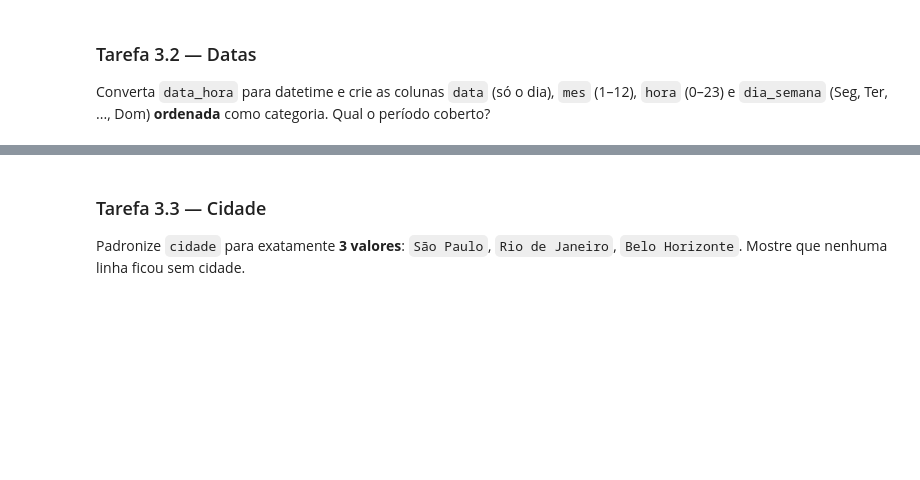
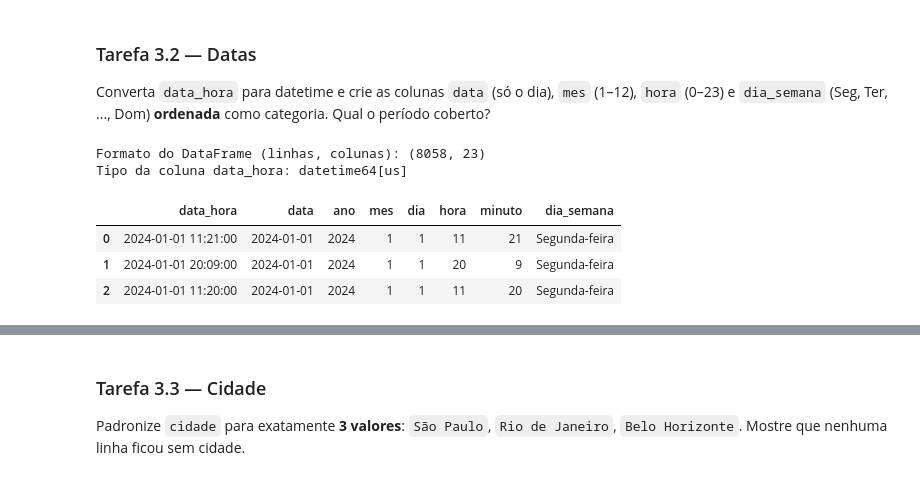
Before and after one commit to eduardoschlemer/TRABALHO-FINAL-ANALISE-EXPLORATORIA, a Jupyter notebook: projeto_final.ipynb, the cells around one changed output, grey strips where cells are left out. Cells and saved outputs as stored; diff of their text form; code cells hidden in the pictures; blank space fills up the shorter version.

Commit message:
Finalização da Limpeza

```diff
--- a/projeto_final.ipynb
+++ b/projeto_final.ipynb
@@ -473,4 +359,38 @@ Após remover as colunas constantes, a tabela agora possui 17 colunas.
 ### Tarefa 3.2 — Datas
 Converta `data_hora` para datetime e crie as colunas `data` (só o dia), `mes` (1–12), `hora` (0–23) e `dia_semana` (Seg, Ter, ..., Dom) **ordenada** como categoria. Qual o período coberto?
 # %%
-# Sua solução aqui
+# 1. Garante que a coluna foi convertida para o formato de data correto
+df["data_hora"] = pd.to_datetime(df["data_hora"])
+
+# 2. Extrai os componentes temporais
+df["ano"] = df["data_hora"].dt.year
+df["mes"] = df["data_hora"].dt.month
+df["dia"] = df["data_hora"].dt.day
+df["hora"] = df["data_hora"].dt.hour
+df["minuto"] = df["data_hora"].dt.minute
+df["data"] = df["data_hora"].dt.date # Adicionada para evitar o erro na visualização final
+
+# 3. Cria a coluna com o nome do dia da semana em português
+df["dia_semana"] = df["data_hora"].dt.day_name(locale="pt_BR")
+
+# 4. Transforma em categoria ordenada de Segunda a Domingo
+dias_ordenados = ["Segunda-feira", "Terça-feira", "Quarta-feira", "Quinta-feira", "Sexta-feira", "Sábado", "Domingo"]
+df["dia_semana"] = pd.Categorical(df["dia_semana"], categories=dias_ordenados, ordered=True)
+
+# 5. Verifica metadados, tipos e amostra das novas colunas
+print("Formato do DataFrame (linhas, colunas):", df.shape)
+print("Tipo da coluna data_hora:", df["data_hora"].dtypes)
+display(df[['data_hora', 'data', 'ano', 'mes', 'dia', 'hora', 'minuto', 'dia_semana']].head(3))
+
+# 6. Identifica o período coberto
+data_minima = df["data_hora"].min()
+data_maxima = df["data_hora"].max()
+print(f"\nPeríodo coberto: de {data_minima} até {data_maxima}")
+print(f"Total de dias no intervalo: {(data_maxima - data_minima).days} dias")
+# %% [output]
+Formato do DataFrame (linhas, colunas): (8058, 23)
+Tipo da coluna data_hora: datetime64[us]
+|  | data_hora | data | ano | mes | dia | hora | minuto | dia_semana |
+| 0 | 2024-01-01 11:21:00 | 2024-01-01 | 2024 | 1 | 1 | 11 | 21 | Segunda-feira |
+| 1 | 2024-01-01 20:09:00 | 2024-01-01 | 2024 | 1 | 1 | 20 | 9 | Segunda-feira |
+| 2 | 2024-01-01 11:20:00 | 2024-01-01 | 2024 | 1 | 1 | 11 | 20 | Segunda-feira |
```
Also changed, not shown: parts of 29 cells of this notebook.
